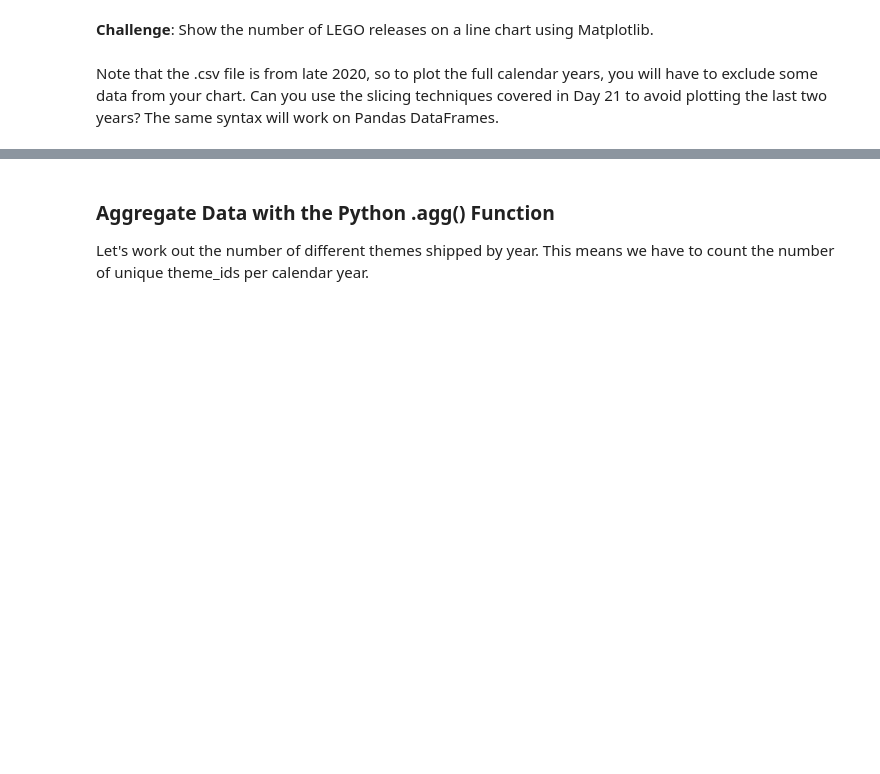
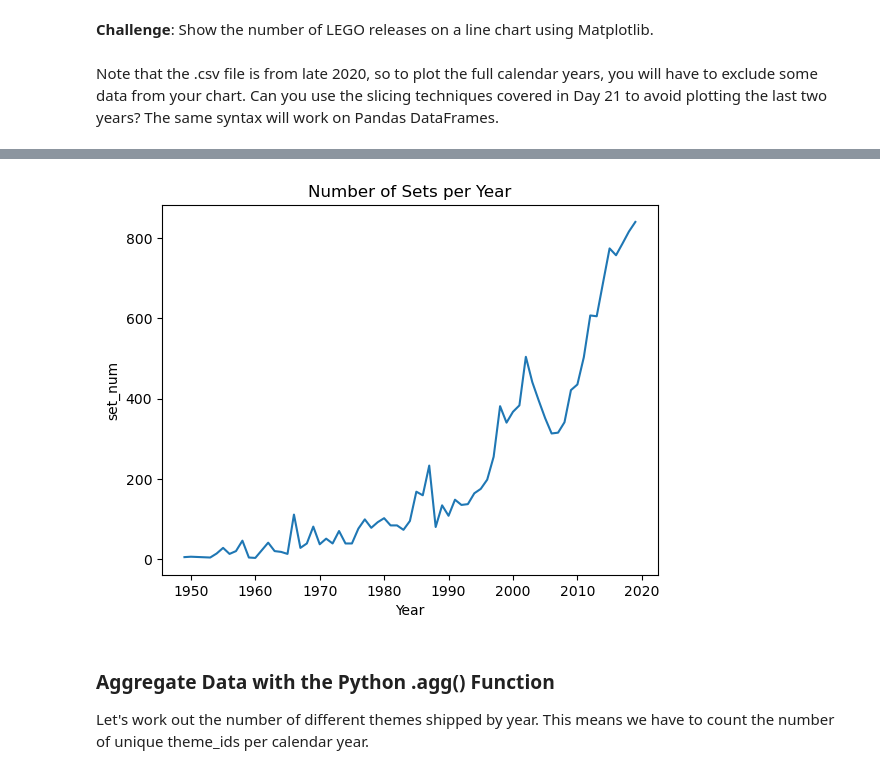
Before and after one commit to ImamSyabana/PythonDay16-100, a Jupyter notebook: Day 74/LEGO+Notebook+and+Data+(start)/Lego_Analysis_for_Course_(start).ipynb, the cells around one changed output, grey strips where cells are left out. Drawn from its saved outputs; the diff is of its cells as text; code cells hidden in the pictures; blank space fills up the shorter version.

```diff
--- a/Day 74/LEGO+Notebook+and+Data+(start)/Lego_Analysis_for_Course_(start).ipynb
+++ b/Day 74/LEGO+Notebook+and+Data+(start)/Lego_Analysis_for_Course_(start).ipynb
@@ -201,3 +245,16 @@ Note that the .csv file is from late 2020, so to plot the full calendar years, y
+# %%
+# Create the plot
+plt.plot(sets_by_year["set_num"][:-2].index, sets_by_year["set_num"][:-2].values)
+
+# Add labels and title (optional)
+plt.xlabel("Year")
+plt.ylabel("set_num")
+plt.title("Number of Sets per Year")
+
+# Display the plot
+plt.show()
+# %% [output]
+[figure, added]
 # %% [markdown]
 ### Aggregate Data with the Python .agg() Function
 
```
Also changed, not shown: parts of 20 cells of this notebook.
